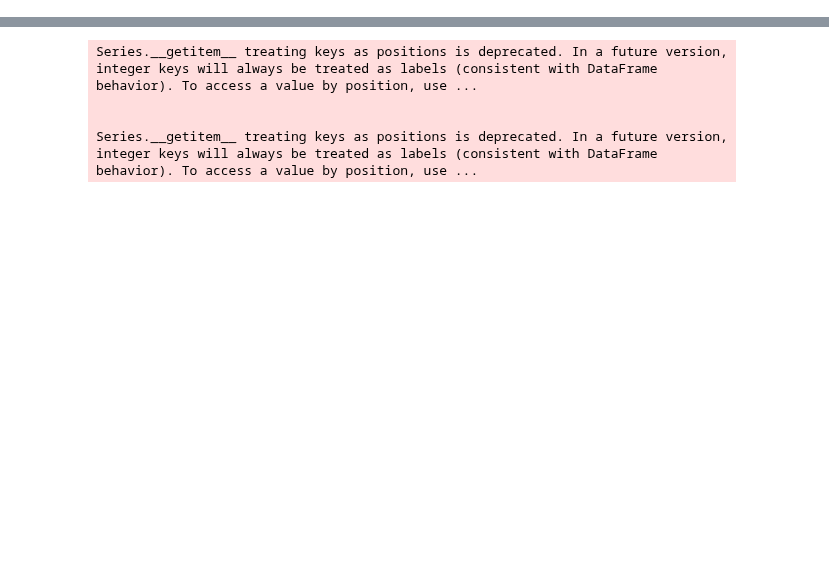
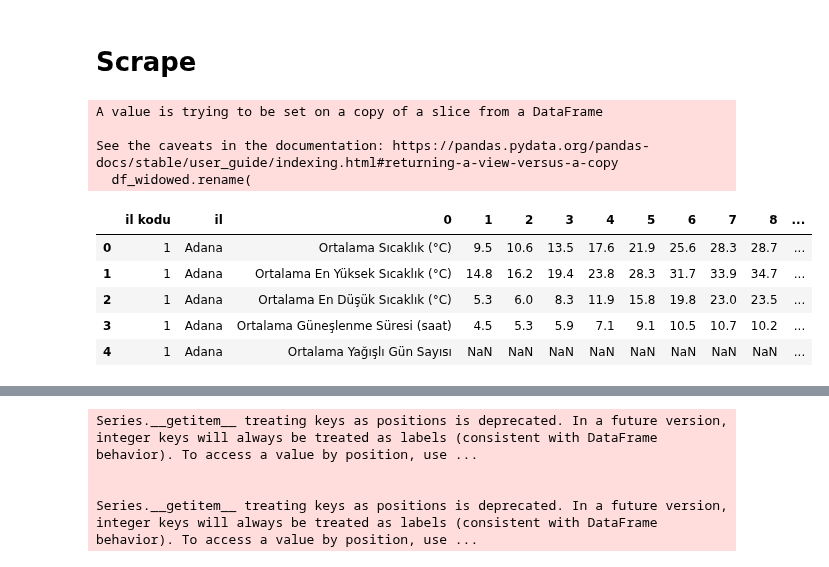
Before and after one commit to Zakerous76/analythings-viz-2-fastAPI-integration, a Jupyter notebook: plotly-py-viz-fastapi/scripts_dir/developement.ipynb, the cells around one changed output, grey strips where cells are left out. Cells and saved outputs as stored; diff of their text form; code cells hidden in the pictures; blank space fills up the shorter version.

```diff
--- a/plotly-py-viz-fastapi/developement.ipynb
+++ b/plotly-py-viz-fastapi/scripts_dir/developement.ipynb
@@ -0,0 +1,10 @@
+# %% [markdown]
+# Scrape
+# %%
+import prep_xls
+prep_xls.main()
+# %% [output]
+A value is trying to be set on a copy of a slice from a DataFrame
+
+See the caveats in the documentation: https://pandas.pydata.org/pandas-docs/stable/user_guide/indexing.html#returning-a-view-versus-a-copy
+  df_widowed.rename(
@@ -0,0 +200,16 @@
+# %%
+def export_to_csv(save_path, df):
+    df.to_csv(save_path, index=False)
+save_path = './datasets/temperature/temperature_data.csv'
+export_to_csv(save_path, concatenated_df)
+# import from csv file to dataframe
+
+concatenated_df_imported = pd.read_csv(save_path)
+concatenated_df_imported.head()
+# %% [output]
+|  | il kodu | il | 0 | 1 | 2 | 3 | 4 | 5 | 6 | 7 | 8 | ... |
+| 0 | 1 | Adana | Ortalama Sıcaklık (°C) | 9.5 | 10.6 | 13.5 | 17.6 | 21.9 | 25.6 | 28.3 | 28.7 | ... |
+| 1 | 1 | Adana | Ortalama En Yüksek Sıcaklık (°C) | 14.8 | 16.2 | 19.4 | 23.8 | 28.3 | 31.7 | 33.9 | 34.7 | ... |
+| 2 | 1 | Adana | Ortalama En Düşük Sıcaklık (°C) | 5.3 | 6.0 | 8.3 | 11.9 | 15.8 | 19.8 | 23.0 | 23.5 | ... |
+| 3 | 1 | Adana | Ortalama Güneşlenme Süresi (saat) | 4.5 | 5.3 | 5.9 | 7.1 | 9.1 | 10.5 | 10.7 | 10.2 | ... |
+| 4 | 1 | Adana | Ortalama Yağışlı Gün Sayısı | NaN | NaN | NaN | NaN | NaN | NaN | NaN | NaN | ... |
```
Also changed, not shown: parts of 13 cells of this notebook, 16 other files.
